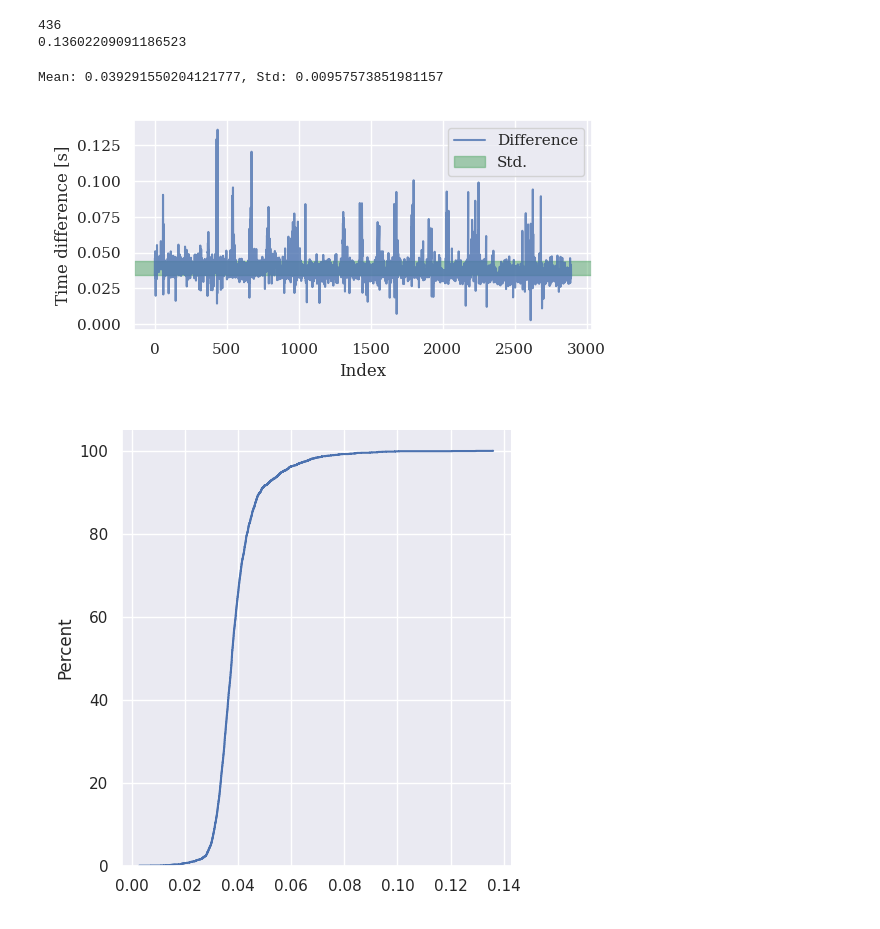
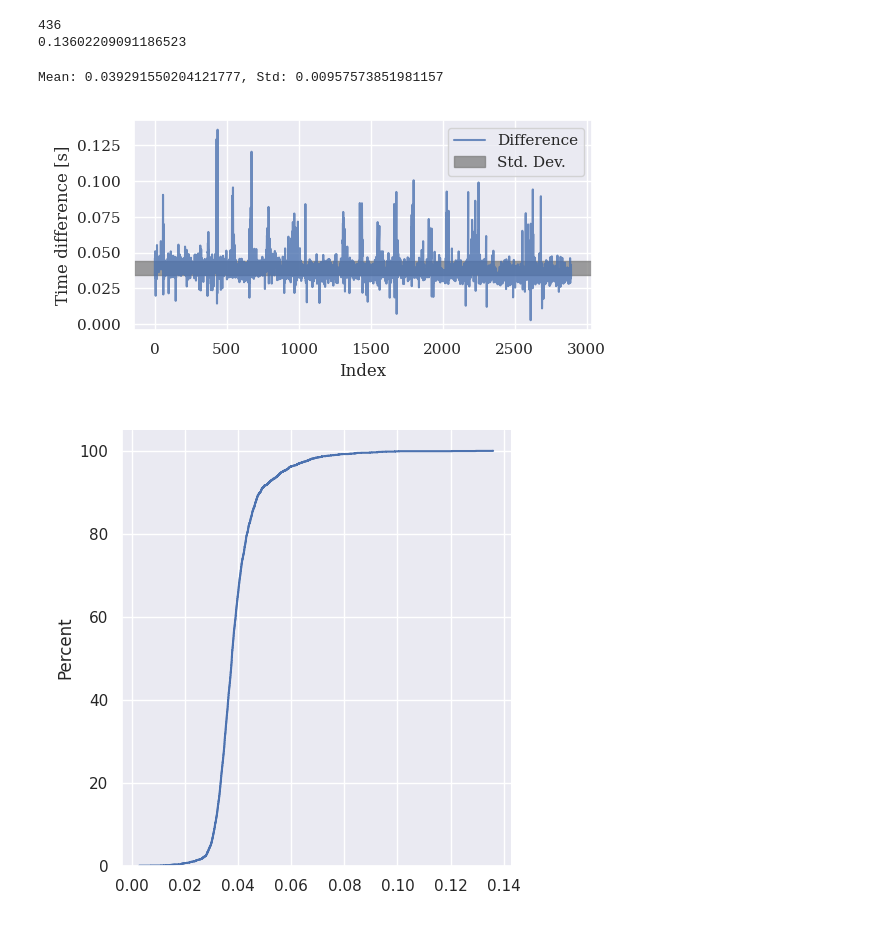
Before and after one commit to Jul310/kiss-icp, a Jupyter notebook: tum_eval/timestamp_analysis.ipynb, the cells around one changed output. Drawn from its saved outputs; the diff is of its cells as text; code cells hidden in the pictures.

```diff
--- a/tum_eval/timestamp_analysis.ipynb
+++ b/tum_eval/timestamp_analysis.ipynb
@@ -312,26 +312,27 @@ print(np.max(diffs))
 # %%
 diffs = np.abs(start - end)
 
 mean = np.mean(diffs)
 std = np.std(diffs)
 
 print(f"Mean: {mean}, Std: {std}")
 color_pallete = itertools.cycle(sns.color_palette())
 
 plt.figure(figsize=get_figsize(wf=1, hf=0.5))
 plt.plot(diffs, color=next(color_pallete), alpha=0.8)
 plt.xlabel("Index")
 plt.ylabel("Time difference [s]")
 
 plt.tight_layout()
 ax = plt.gca()
-plt.axhspan(mean - std / 2, mean + std / 2, alpha=0.5, color=next(color_pallete))
+# plt.axhspan(mean - std / 2, mean + std / 2, alpha=0.5, color=next(color_pallete))
+plt.axhspan(mean - std / 2, mean + std / 2, alpha=0.75, color="tab:gray")
 
-plt.legend(["Difference", "Std."])
+plt.legend(["Difference", "Std. Dev."])
 plt.savefig(os.path.join(result_figure_dir, "lidar_timing"), format="pdf", bbox_inches="tight")
 # %% [output]
 Mean: 0.039291550204121777, Std: 0.00957573851981157
-[figure, old version]
+[figure, new version]
 # %%
 plt.close('all')
 g = sns.displot(data=diffs, kind='ecdf', stat="percent")
```
Also changed, not shown: 7 other files.
